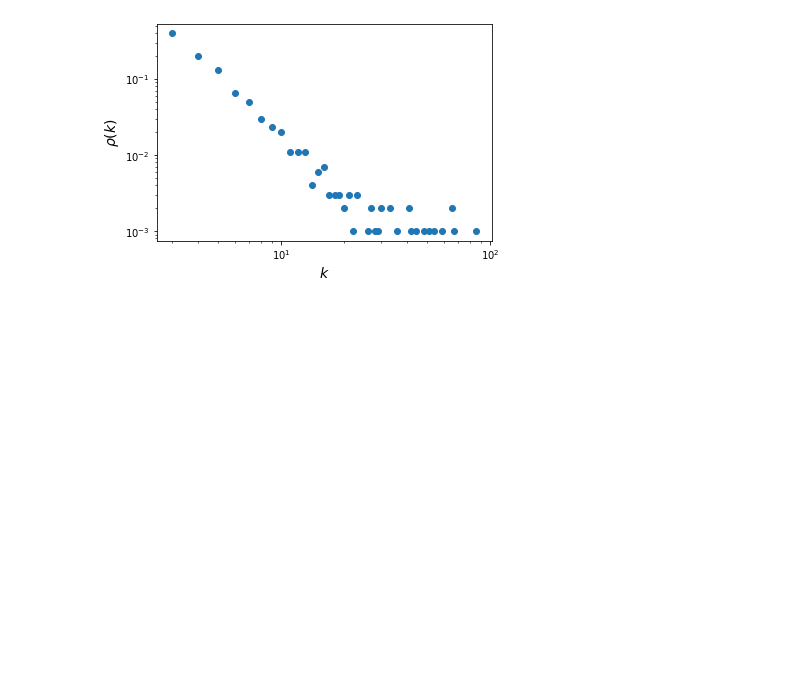
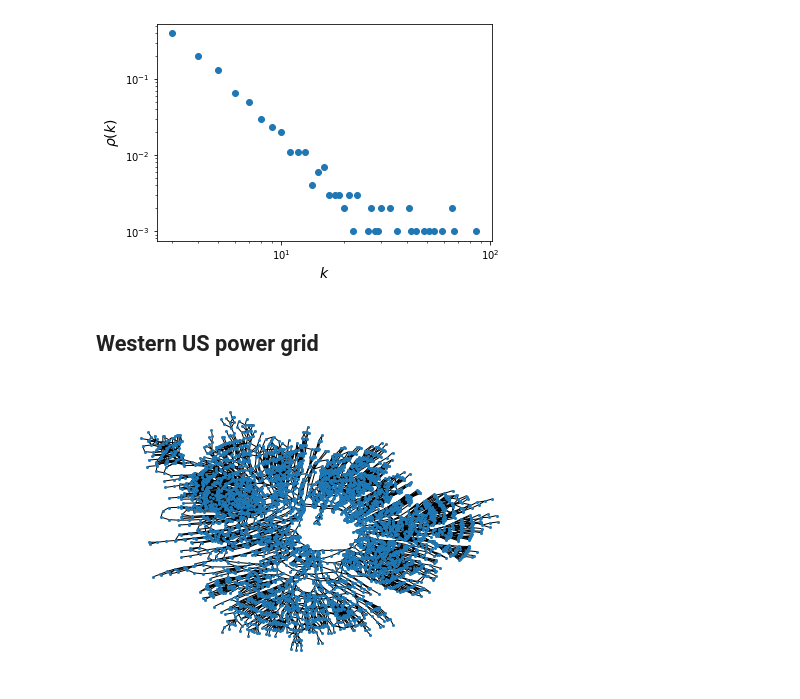
Before and after one commit to realfolkcode/random-convex-graphs, a Jupyter notebook: random_convex_graphs.ipynb, the cells around one changed output. Cells and saved outputs as stored; diff of their text form; code cells hidden in the pictures; blank space fills up the shorter version.

Commit message:
Plot Western US power grid network

```diff
--- a/random_convex_graphs.ipynb
+++ b/random_convex_graphs.ipynb
@@ -467,3 +468,5 @@ nx.draw_kamada_kawai(BA, node_size=4)
 plot_lin_degree_distribution(degrees)
 # %% [output]
 [figure]
+# %% [markdown]
+## Western US power grid
@@ -469,0 +475,6 @@ plot_lin_degree_distribution(degrees)
+# %%
+G = nx.read_edgelist("/content/inf-power.mtx", nodetype=int, data=False)
+# %%
+nx.draw_kamada_kawai(G, node_size=4)
+# %% [output]
+[figure, added]
```
Also changed, not shown: parts of 2 cells of this notebook.
